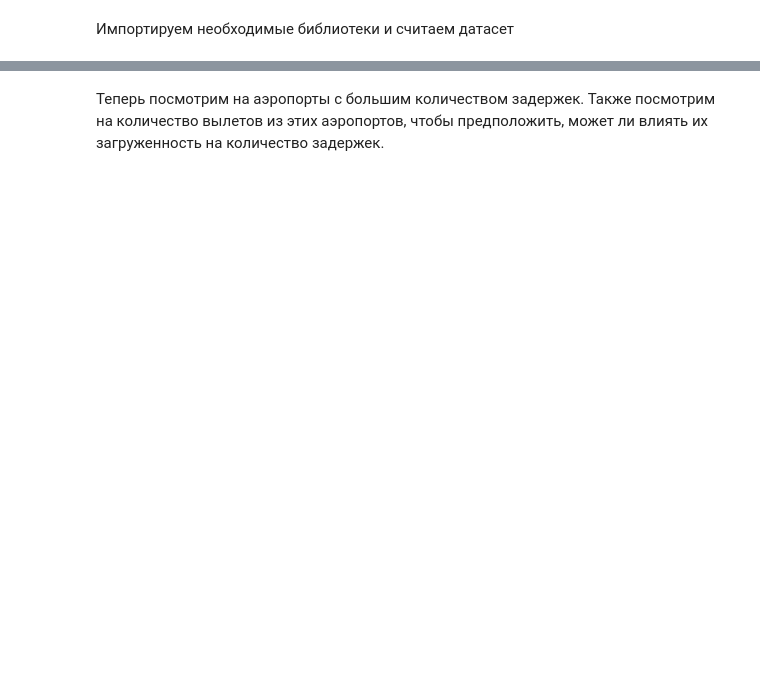
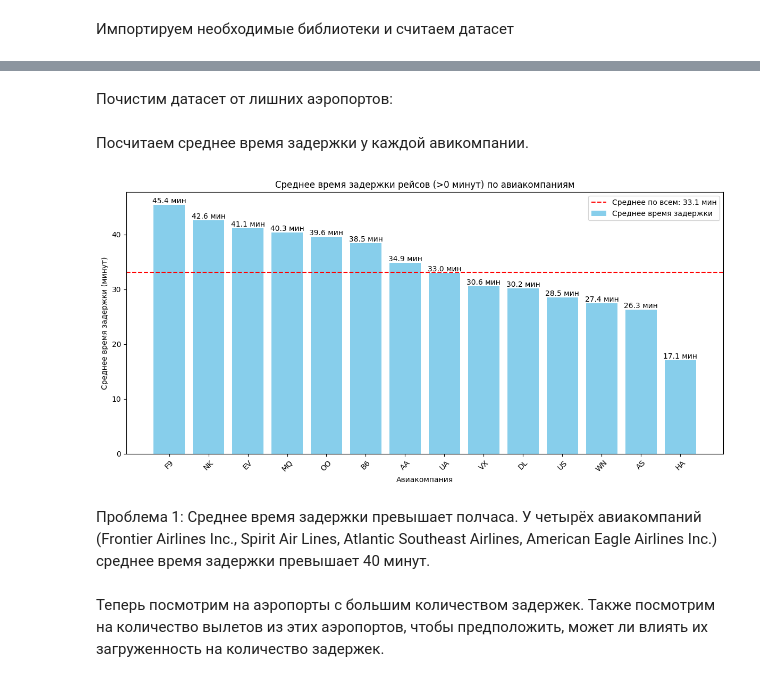
Before and after one commit to ZaichenkoNA/Stat_Prac, a Jupyter notebook: Dz4.ipynb, the cells around one changed output, grey strips where cells are left out. Saved outputs shown, nothing was run; the diff lists cells and outputs as text; code cells hidden in the pictures; blank space fills up the shorter version.

```diff
--- a/Dz4.ipynb
+++ b/Dz4.ipynb
@@ -72,0 +71,2 @@ plt.show()
+# %% [markdown]
+Почистим датасет от лишних аэропортов:
@@ -73,2 +75,32 @@ plt.show()
+# %% [markdown]
+Посчитаем среднее время задержки у каждой авикомпании.
+# %%
+delayed_flights = df[df['DEPARTURE_DELAY'] > 0]
+avg_delays = delayed_flights.groupby('AIRLINE')['DEPARTURE_DELAY'].mean().reset_index()
+avg_delays = avg_delays.sort_values('DEPARTURE_DELAY', ascending=False)
+overall_avg = delayed_flights['DEPARTURE_DELAY'].mean()
+
+
+plt.figure(figsize=(12, 6))
+bars = plt.bar(avg_delays['AIRLINE'], avg_delays['DEPARTURE_DELAY'],
+               color='skyblue', label='Среднее время задержки')
+plt.axhline(y=overall_avg, color='red', linestyle='--',
+            label=f'Среднее по всем: {overall_avg:.1f} мин')
+for bar in bars:
+    height = bar.get_height()
+    plt.text(bar.get_x() + bar.get_width()/2., height,
+             f'{height:.1f} мин', ha='center', va='bottom')
+plt.title('Среднее время задержки рейсов (>0 минут) по авиакомпаниям')
+plt.xlabel('Авиакомпания')
+plt.ylabel('Среднее время задержки (минут)')
+plt.xticks(rotation=45)
+plt.legend()
+
+plt.tight_layout()
+plt.show()
+# %% [output]
+[figure, added]
+# %% [markdown]
+Проблема 1: Среднее время задержки превышает полчаса. У четырёх авиакомпаний (Frontier Airlines Inc., Spirit Air Lines, Atlantic Southeast Airlines, American Eagle Airlines Inc.) среднее время задержки превышает 40 минут.
 # %% [markdown]
 Теперь посмотрим на аэропорты с большим количеством задержек. Также посмотрим на количество вылетов из этих аэропортов, чтобы предположить, может ли влиять их загруженность на количество задержек.
```
Also changed, not shown: parts of 23 cells of this notebook.
